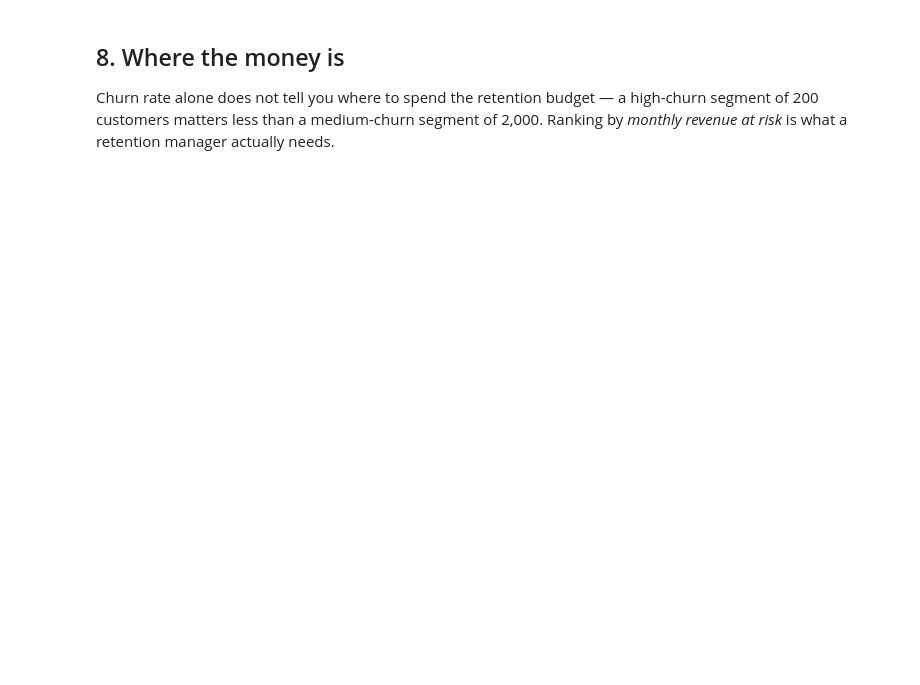
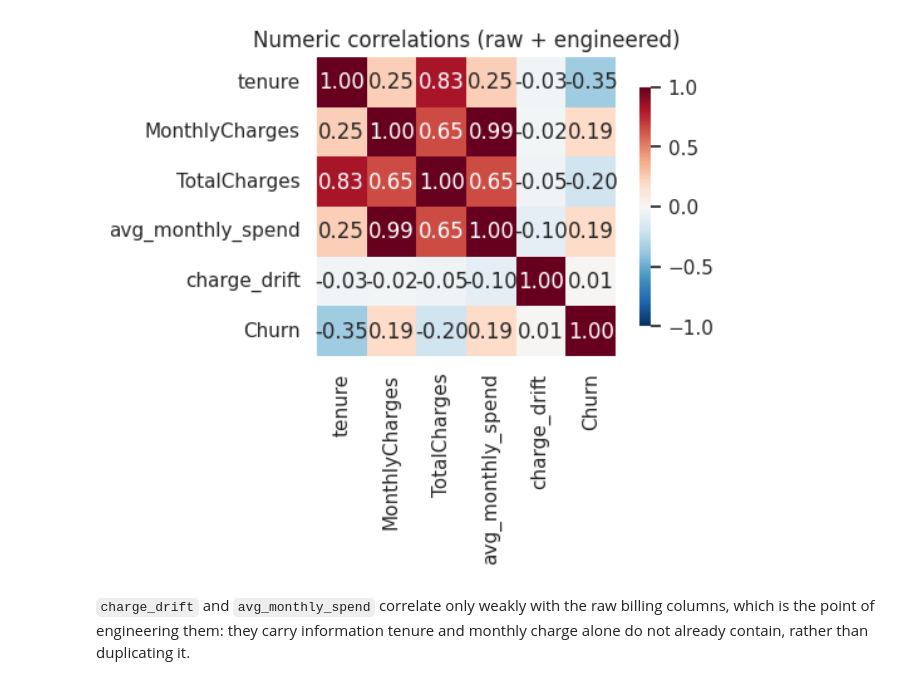
Before and after one commit to amogh0820/telco-churn-mlops, a Jupyter notebook: notebooks/01_eda.ipynb, the cells around one changed output. Drawn from its saved outputs; the diff is of its cells as text; code cells hidden in the pictures; blank space fills up the shorter version.

```diff
--- a/notebooks/01_eda.ipynb
+++ b/notebooks/01_eda.ipynb
@@ -228,17 +406,19 @@ causal effects.
 # %%
-numeric = work[["tenure", "MonthlyCharges", "TotalCharges", "avg_monthly_spend", TARGET]]
-corr = numeric.corr(numeric_only=True)
+numeric_corr_cols = ["tenure", "MonthlyCharges", "TotalCharges", "avg_monthly_spend", "charge_drift", TARGET]
+corr = engineered[numeric_corr_cols].corr(numeric_only=True)
 
-fig, ax = plt.subplots(figsize=(5.6, 4.4))
-sns.heatmap(corr, annot=True, fmt=".2f", cmap="RdBu_r", center=0, vmin=-1, vmax=1,
-            square=True, cbar_kws={"shrink": 0.8}, ax=ax)
-ax.set_title("Numeric correlations")
+fig, ax = plt.subplots(figsize=(5.8, 4.6))
+sns.heatmap(
+    corr, annot=True, fmt=".2f", cmap="RdBu_r", center=0, vmin=-1, vmax=1,
+    square=True, cbar_kws={"shrink": 0.8}, ax=ax,
+)
+ax.set_title("Numeric correlations (raw + engineered)")
 plt.tight_layout()
 plt.show()
+# %% [output]
+[figure, added]
-# %% [markdown]
-## 8. Where the money is
-
-Churn rate alone does not tell you where to spend the retention budget — a
-high-churn segment of 200 customers matters less than a medium-churn segment
-of 2,000. Ranking by *monthly revenue at risk* is what a retention manager
-actually needs.
+# %% [markdown]
+`charge_drift` and `avg_monthly_spend` correlate only weakly with the raw
+billing columns, which is the point of engineering them: they carry
+information tenure and monthly charge alone do not already contain,
+rather than duplicating it.
```
Also changed, not shown: parts of 53 cells of this notebook, 1 other file.
